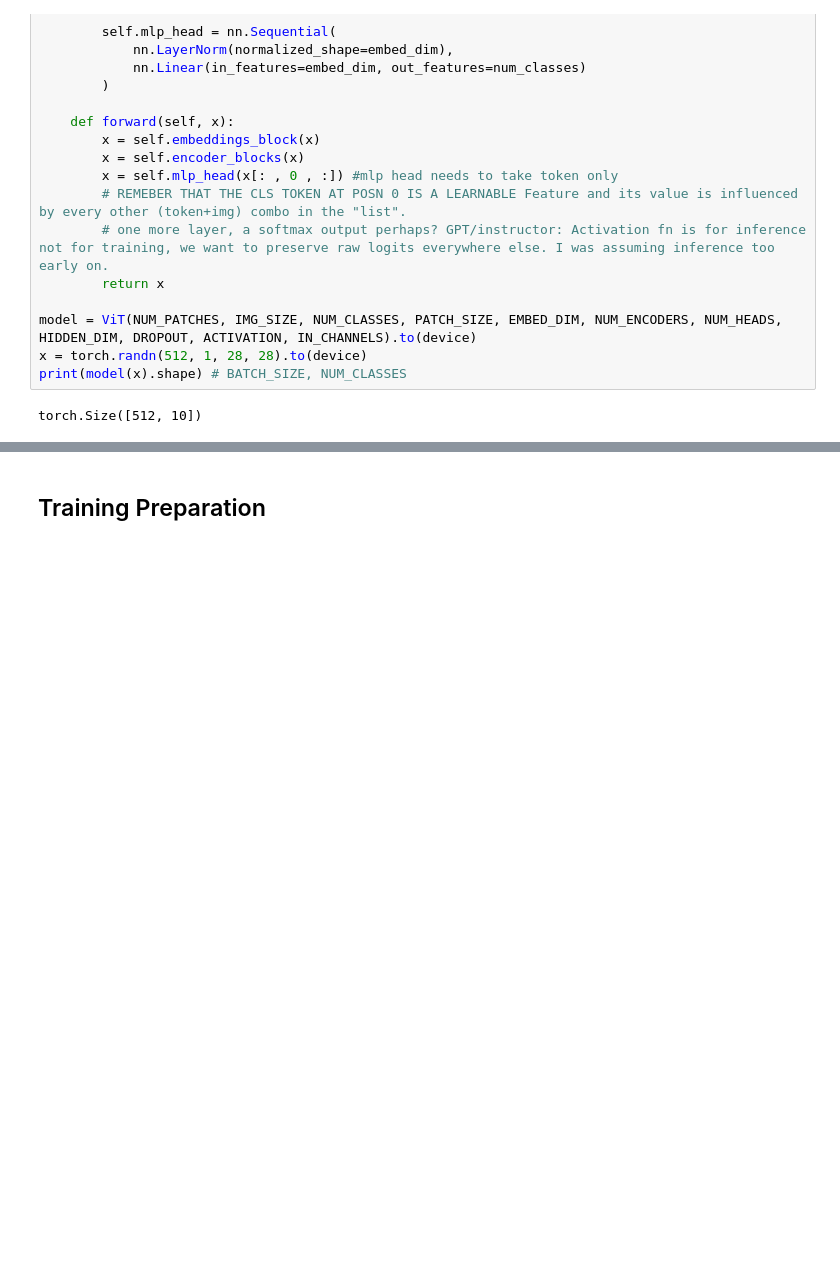
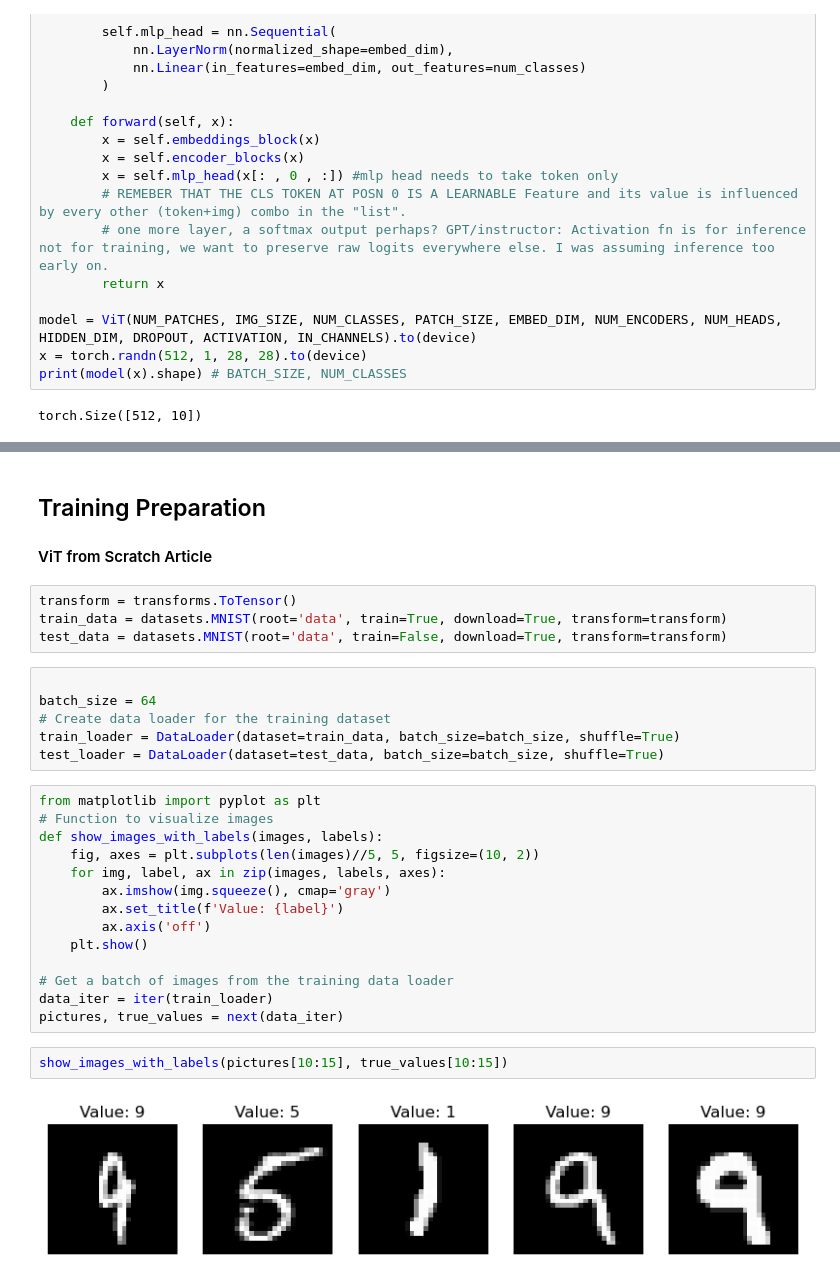
Before and after one commit to Joshua192/intro-transformers, a Jupyter notebook: encoder.ipynb, the cells around one changed output, grey strips where cells are left out. Saved outputs shown, nothing was run; the diff lists cells and outputs as text; blank space fills up the shorter version.

```diff
--- a/encoder.ipynb
+++ b/encoder.ipynb
@@ -195,2 +472,32 @@ torch.Size([512, 10])
 # %% [markdown]
 ## Training Preparation
+
+#### ViT from Scratch Article
+# %%
+transform = transforms.ToTensor()
+train_data = datasets.MNIST(root='data', train=True, download=True, transform=transform)
+test_data = datasets.MNIST(root='data', train=False, download=True, transform=transform)
+# %%
+
+batch_size = 64
+# Create data loader for the training dataset
+train_loader = DataLoader(dataset=train_data, batch_size=batch_size, shuffle=True)
+test_loader = DataLoader(dataset=test_data, batch_size=batch_size, shuffle=True)
+# %%
+from matplotlib import pyplot as plt
+# Function to visualize images
+def show_images_with_labels(images, labels):
+    fig, axes = plt.subplots(len(images)//5, 5, figsize=(10, 2))
+    for img, label, ax in zip(images, labels, axes):
+        ax.imshow(img.squeeze(), cmap='gray')
+        ax.set_title(f'Value: {label}')
+        ax.axis('off')
+    plt.show()
+
+# Get a batch of images from the training data loader
+data_iter = iter(train_loader)
+pictures, true_values = next(data_iter)
+# %%
+show_images_with_labels(pictures[10:15], true_values[10:15])
+# %% [output]
+[figure, new version]
```
Also changed, not shown: parts of 27 cells of this notebook, 2 other files.
